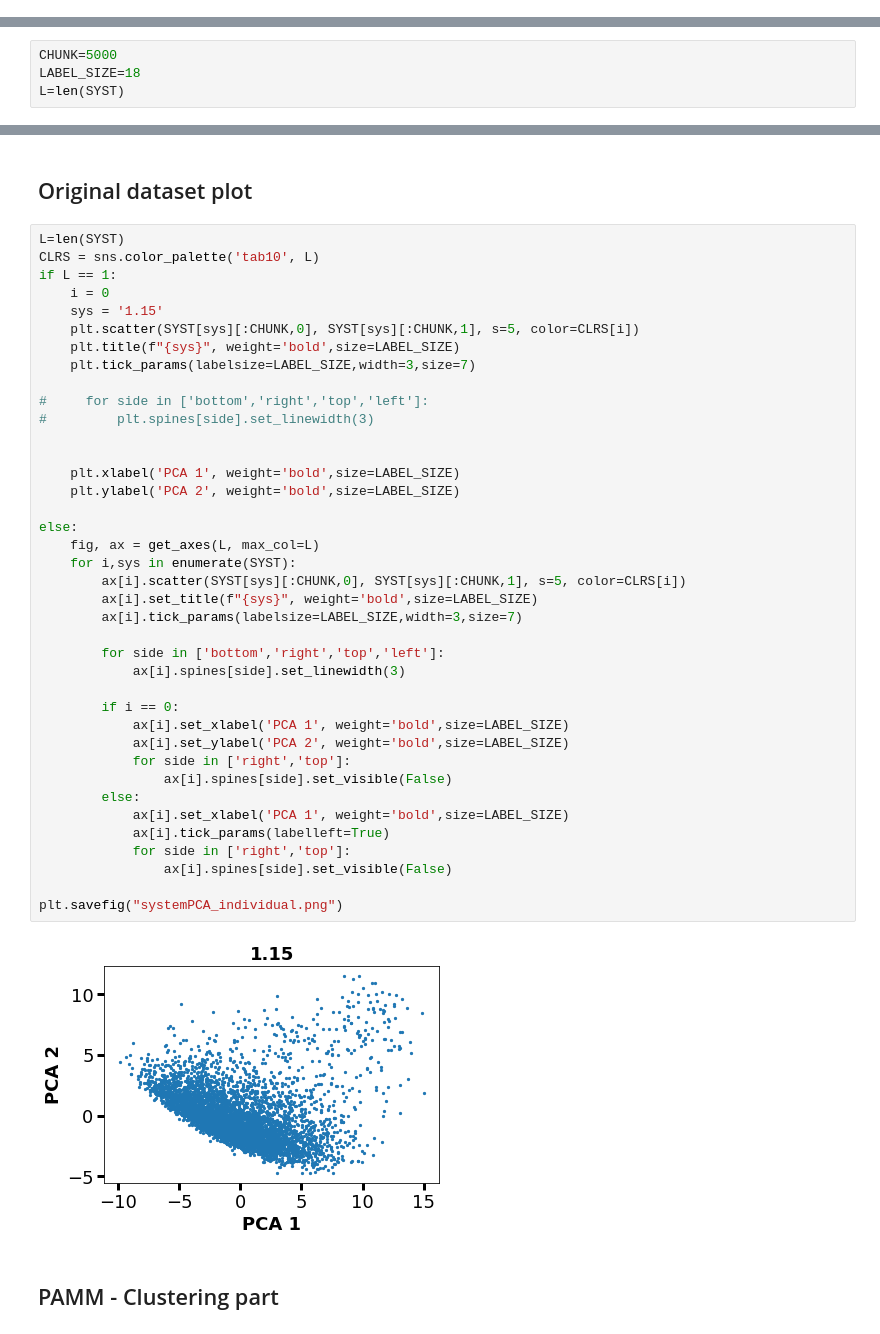
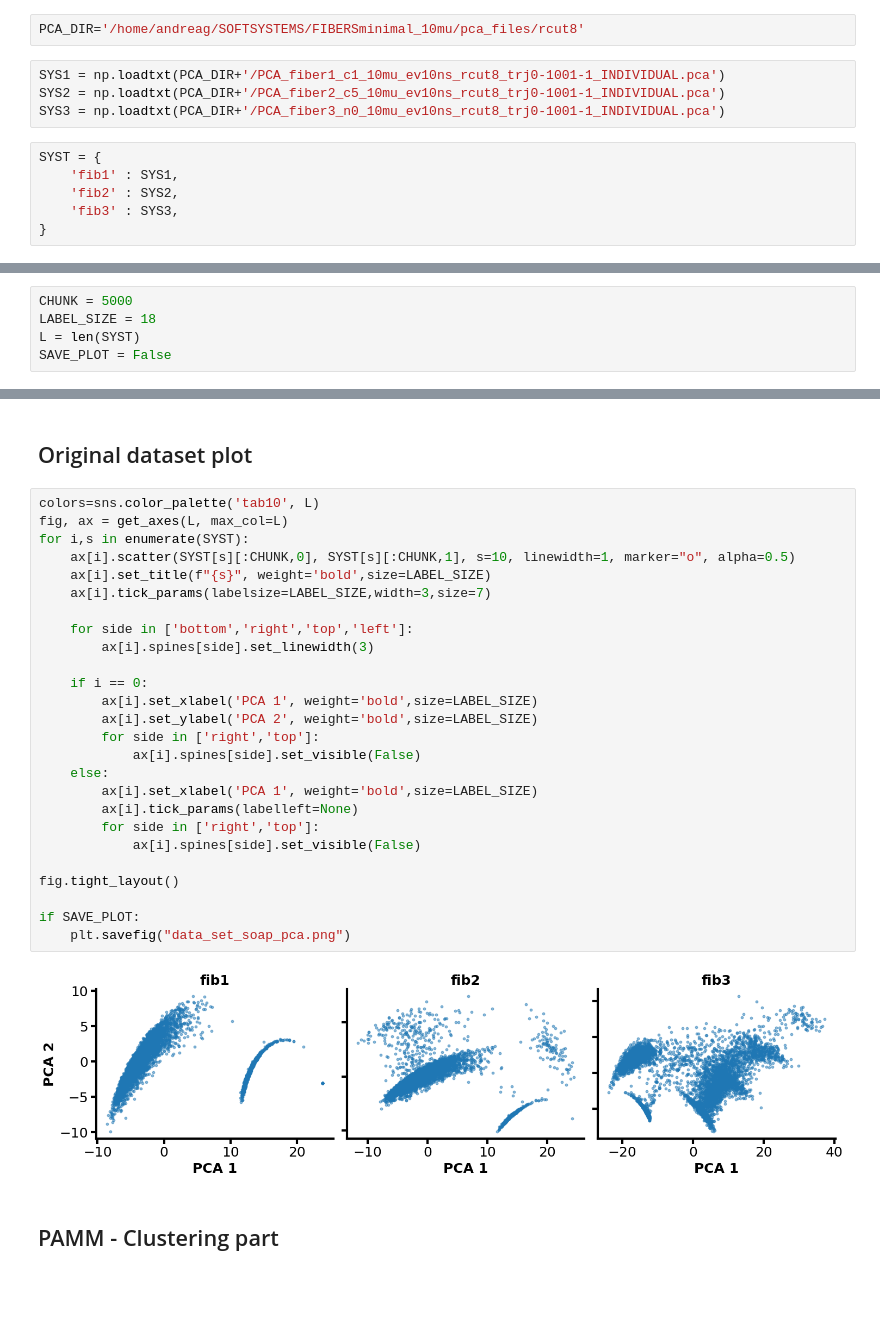
Before and after one commit to GMPavanLab/gmplabtools, a Jupyter notebook: examples/pamm_clustering_individ.ipynb, the cells around one changed output, grey strips where cells are left out. Saved outputs shown, nothing was run; the diff lists cells and outputs as text; blank space fills up the shorter version.

```diff
--- a/examples/pamm_clustering_individ.ipynb
+++ b/examples/pamm_clustering_individ.ipynb
@@ -75,3 +69,15 @@ SYST = {
+# %%
+PCA_DIR='/home/andreag/SOFTSYSTEMS/FIBERSminimal_10mu/pca_files/rcut8'
+# %%
+SYS1 = np.loadtxt(PCA_DIR+'/PCA_fiber1_c1_10mu_ev10ns_rcut8_trj0-1001-1_INDIVIDUAL.pca')
+SYS2 = np.loadtxt(PCA_DIR+'/PCA_fiber2_c5_10mu_ev10ns_rcut8_trj0-1001-1_INDIVIDUAL.pca')
+SYS3 = np.loadtxt(PCA_DIR+'/PCA_fiber3_n0_10mu_ev10ns_rcut8_trj0-1001-1_INDIVIDUAL.pca')
+# %%
+SYST = {
+    'fib1' : SYS1,
+    'fib2' : SYS2,
+    'fib3' : SYS3,
+}
 # %%
 DIMS = []
 for sys in SYST:
@@ -85,9 +96,10 @@ else:
 # %% [markdown]
 ## General variables
 # %%
-CHUNK=5000
-LABEL_SIZE=18
-L=len(SYST)
+CHUNK = 5000
+LABEL_SIZE = 18
+L = len(SYST)
+SAVE_PLOT = False
 # %% [markdown]
 ## Algorithm inputs
 # %% [markdown]
@@ -143,46 +162,33 @@ datasets_predict = [
 # %% [markdown]
 ## Original dataset plot
 # %%
-L=len(SYST)
-CLRS = sns.color_palette('tab10', L)
-if L == 1:
-    i = 0
-    sys = '1.15'
-    plt.scatter(SYST[sys][:CHUNK,0], SYST[sys][:CHUNK,1], s=5, color=CLRS[i])
-    plt.title(f"{sys}", weight='bold',size=LABEL_SIZE)
-    plt.tick_params(labelsize=LABEL_SIZE,width=3,size=7)
+colors=sns.color_palette('tab10', L)
+fig, ax = get_axes(L, max_col=L)
+for i,s in enumerate(SYST):
+    ax[i].scatter(SYST[s][:CHUNK,0], SYST[s][:CHUNK,1], s=10, linewidth=1, marker="o", alpha=0.5)
+    ax[i].set_title(f"{s}", weight='bold',size=LABEL_SIZE)
+    ax[i].tick_params(labelsize=LABEL_SIZE,width=3,size=7)
 
-#     for side in ['bottom','right','top','left']:
-#         plt.spines[side].set_linewidth(3)
+    for side in ['bottom','right','top','left']:
+        ax[i].spines[side].set_linewidth(3)
 
+    if i == 0:
+        ax[i].set_xlabel('PCA 1', weight='bold',size=LABEL_SIZE)
+        ax[i].set_ylabel('PCA 2', weight='bold',size=LABEL_SIZE)
+        for side in ['right','top']:
+            ax[i].spines[side].set_visible(False)
+    else:
+        ax[i].set_xlabel('PCA 1', weight='bold',size=LABEL_SIZE)
+        ax[i].tick_params(labelleft=None)
+        for side in ['right','top']:
+            ax[i].spines[side].set_visible(False)
 
-    plt.xlabel('PCA 1', weight='bold',size=LABEL_SIZE)
-    plt.ylabel('PCA 2', weight='bold',size=LABEL_SIZE)
+fig.tight_layout()
 
-else:
-    fig, ax = get_axes(L, max_col=L)
-    for i,sys in enumerate(SYST):
-        ax[i].scatter(SYST[sys][:CHUNK,0], SYST[sys][:CHUNK,1], s=5, color=CLRS[i])
-        ax[i].set_title(f"{sys}", weight='bold',size=LABEL_SIZE)
-        ax[i].tick_params(labelsize=LABEL_SIZE,width=3,size=7)
-
-        for side in ['bottom','right','top','left']:
-            ax[i].spines[side].set_linewidth(3)
-
-        if i == 0:
-            ax[i].set_xlabel('PCA 1', weight='bold',size=LABEL_SIZE)
-            ax[i].set_ylabel('PCA 2', weight='bold',size=LABEL_SIZE)
-            for side in ['right','top']:
-                ax[i].spines[side].set_visible(False)
-        else:
-            ax[i].set_xlabel('PCA 1', weight='bold',size=LABEL_SIZE)
-            ax[i].tick_params(labelleft=True)
-            for side in ['right','top']:
-                ax[i].spines[side].set_visible(False)
-
-plt.savefig("systemPCA_individual.png")
+if SAVE_PLOT:
+    plt.savefig("data_set_soap_pca.png")
 # %% [output]
-[figure, old version]
+[figure, new version]
 # %% [markdown]
 ## PAMM - Clustering part
 # %%
```
Also changed, not shown: parts of 28 cells of this notebook, 1 other file.
